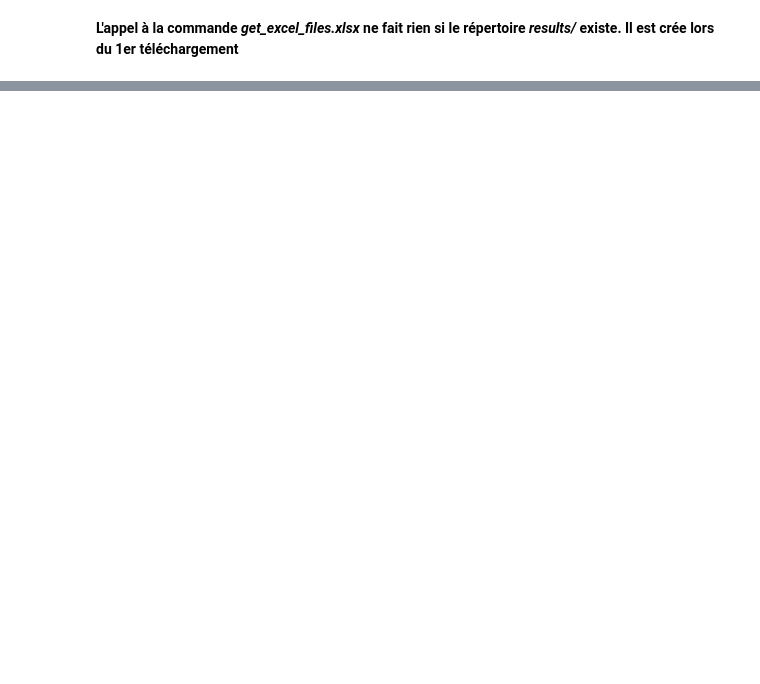
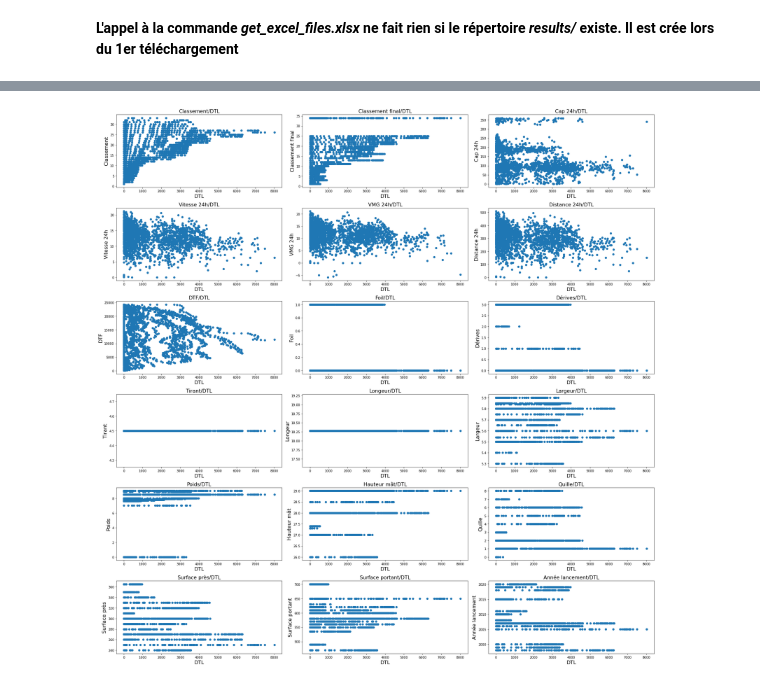
Before and after one commit to Kit-Data-Science-Telecom-2021-2022/lgp, a Jupyter notebook: Projet_final/projet-final-lgp.ipynb, the cells around one changed output, grey strips where cells are left out. Cells and saved outputs as stored; diff of their text form; code cells hidden in the pictures; blank space fills up the shorter version.

```diff
--- a/Projet_final/projet-final-lgp.ipynb
+++ b/Projet_final/projet-final-lgp.ipynb
@@ -394,0 +627,4 @@ Cleaning dataframe done
+# %%
+show_graphs(num_df, "DTL")
+# %% [output]
+[figure, added]
```
Also changed, not shown: parts of 48 cells of this notebook.
